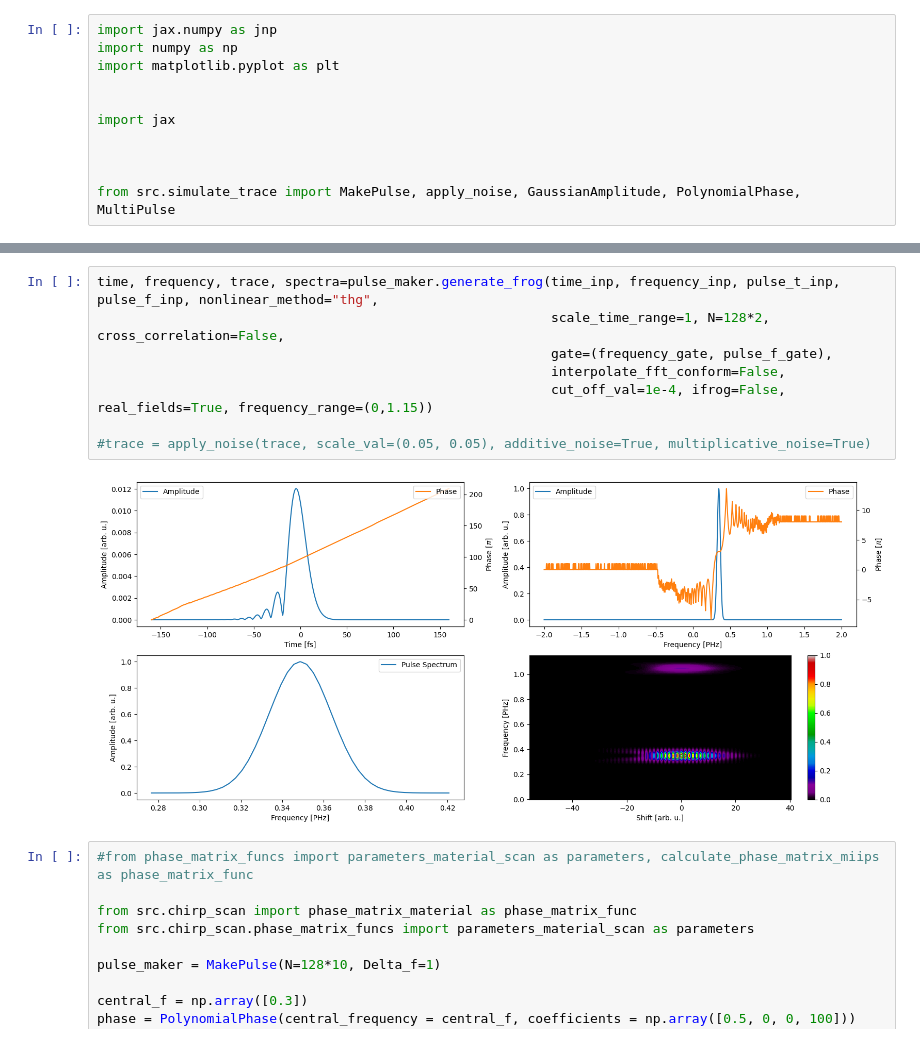
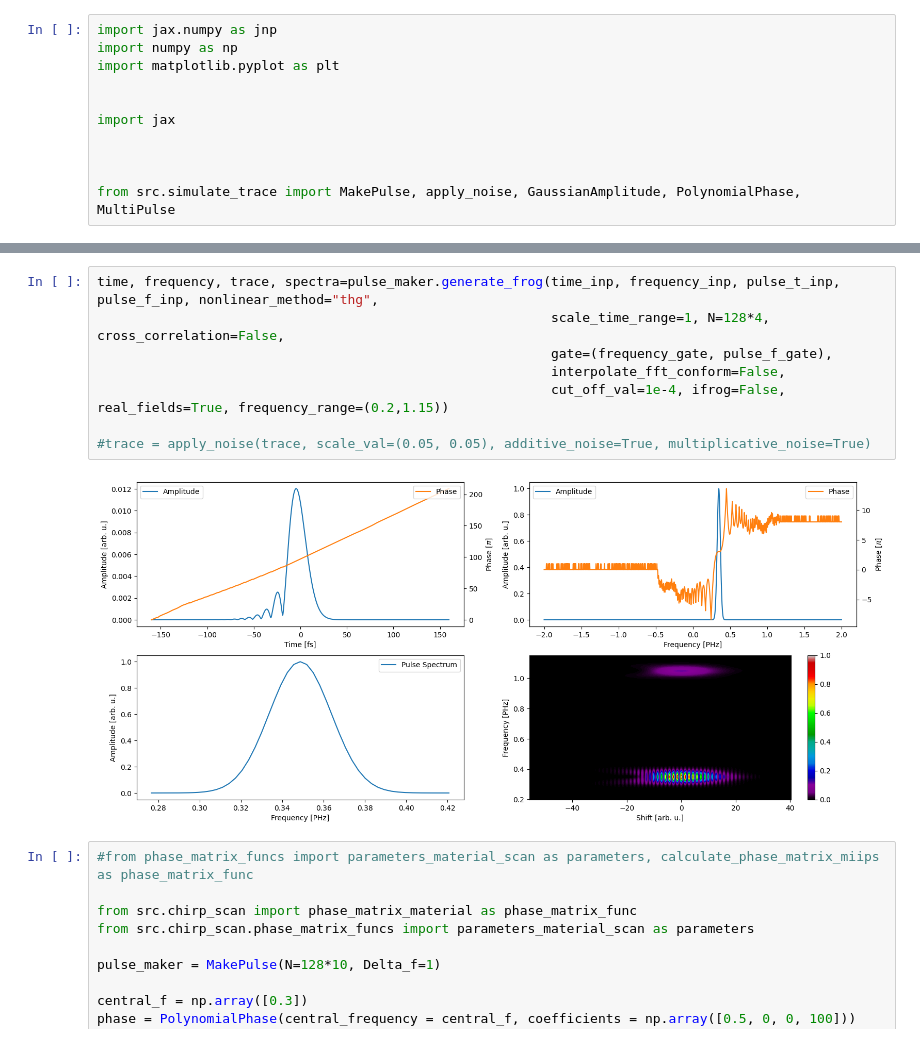
Before and after one commit to matillda123/Pulse-Retrieval-with-Jax, a Jupyter notebook: _usage_example.ipynb, the cells around one changed output, grey strips where cells are left out. Drawn from its saved outputs; the diff is of its cells as text.

```diff
--- a/_usage_example.ipynb
+++ b/_usage_example.ipynb
@@ -33,13 +33,13 @@ WARNING:2025-10-30 19:00:32,900:jax._src.xla_bridge:850: An NVIDIA GPU may be pr
 # %%
 time, frequency, trace, spectra=pulse_maker.generate_frog(time_inp, frequency_inp, pulse_t_inp, pulse_f_inp, nonlinear_method="thg",
-                                                          scale_time_range=1, N=128*2, cross_correlation=False,
+                                                          scale_time_range=1, N=128*4, cross_correlation=False,
                                                           gate=(frequency_gate, pulse_f_gate),
                                                           interpolate_fft_conform=False,
-                                                          cut_off_val=1e-4, ifrog=False, real_fields=True, frequency_range=(0,1.15))
+                                                          cut_off_val=1e-4, ifrog=False, real_fields=True, frequency_range=(0.2,1.15))
 
 #trace = apply_noise(trace, scale_val=(0.05, 0.05), additive_noise=True, multiplicative_noise=True)
 # %% [output]
-[figure, old version]
+[figure, new version]
 # %%
 #from phase_matrix_funcs import parameters_material_scan as parameters, calculate_phase_matrix_miips as phase_matrix_func
 
```
Also changed, not shown: parts of 2 cells of this notebook, 4 other files.
